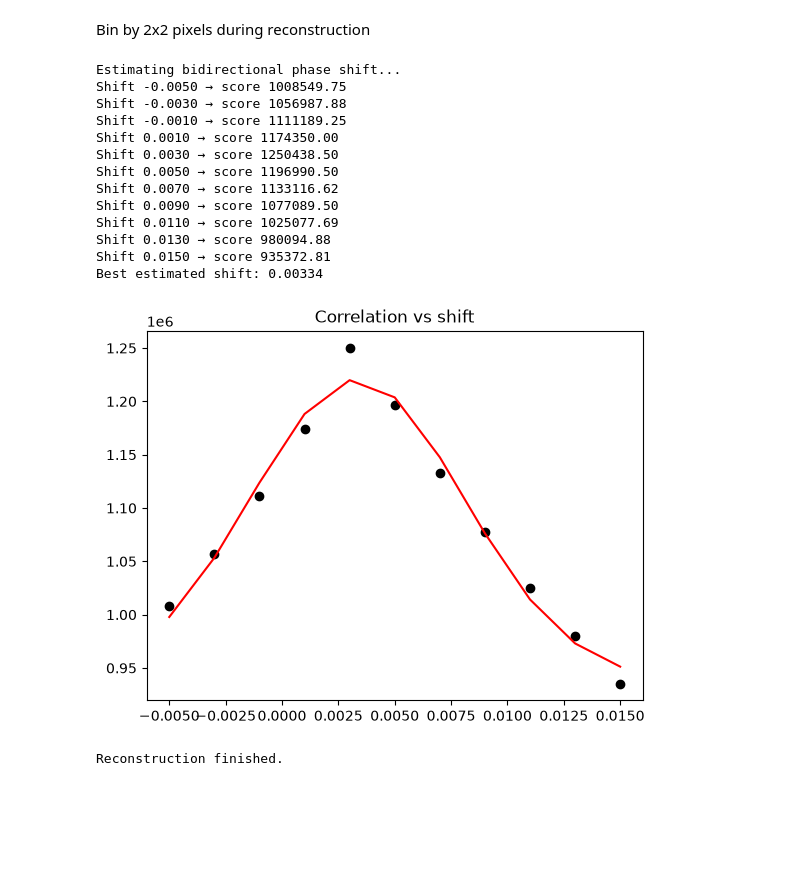
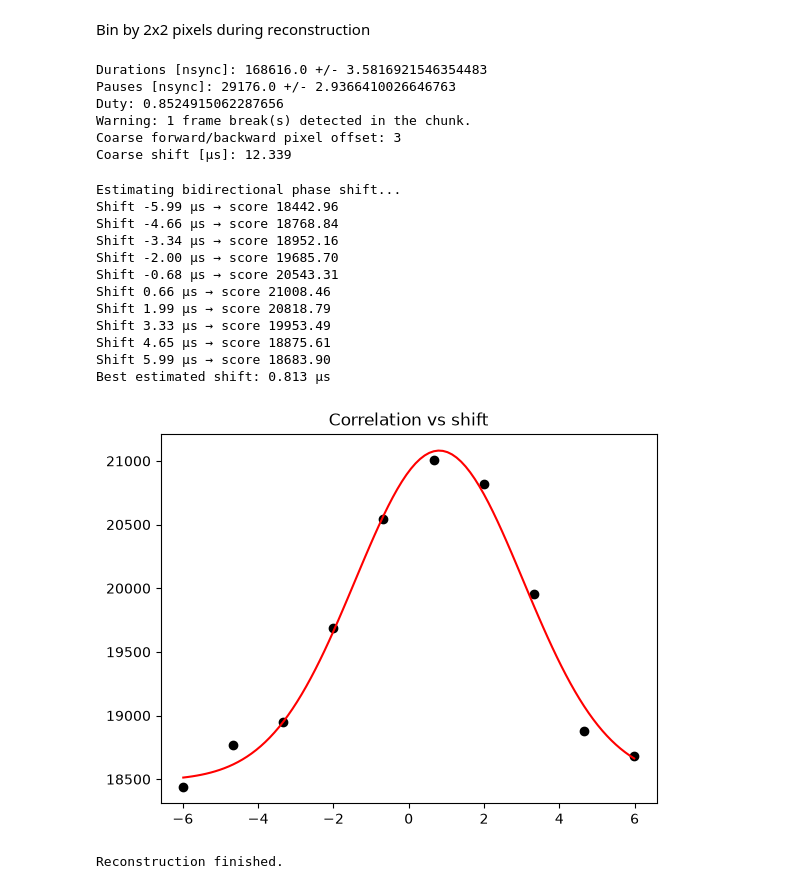
Before and after one commit to panekdal/tttrkit, a Jupyter notebook: examples/src/examples/image_reconstruction_with_masking.ipynb, the cells around one changed output. Cells and saved outputs as stored; diff of their text form; code cells hidden in the pictures; blank space fills up the shorter version.

```diff
--- a/examples/src/examples/image_reconstruction_with_masking.ipynb
+++ b/examples/src/examples/image_reconstruction_with_masking.ipynb
@@ -81,43 +87,56 @@ Bin by 2x2 pixels during reconstruction
 # %%
 cfg = ScanConfig(
     bidirectional=True,
-    bidirectional_phase_shift= 0.005,
+    # bidirectional_phase_shift= 0.005,
     frames= 3,
     lines=512,
     pixels=512,
     line_accumulations= (32,),
     max_detector=2
     )
+# %%
+from tttrkit.ptuio.utils import estimate_bidirectional_prealign
+
+result = estimate_bidirectional_prealign(reader,cfg,repetition_rate,1024)
+cfg.line_stop_marker_delay = int(result.time_shift.values * repetition_rate)
+# %% [output]
+Durations [nsync]: 168616.0 +/- 3.5816921546354483
+Pauses [nsync]: 29176.0 +/- 2.9366410026646763
+Duty: 0.8524915062287656
+Warning: 1 frame break(s) detected in the chunk.
+Coarse forward/backward pixel offset: 3
+Coarse shift [μs]: 12.339
 # %%
-import matplotlib.pyplot as plt
 from tttrkit.ptuio.utils import estimate_bidirectional_shift
 
 estimated_phase = estimate_bidirectional_shift(
         reader=reader,
-        config=cfg
+        config=cfg,
+        laser_sync_rate=repetition_rate,
+        max_shift=int(6e-6 * repetition_rate),
+        # chunk_length=500_000,
         )
 
-cfg.bidirectional_phase_shift, scores = estimated_phase
+result = estimated_phase
 _, ax = plt.subplots()
-ax.plot(scores[0],scores[1],color='black',marker='o',linestyle='')
-ax.plot(scores[0],scores[2],color='red',linestyle='-')
+ax.plot(result.test_shift / repetition_rate * 1e6,result.scores,color='black',marker='o',linestyle='')
+ax.plot(result.fit_shift / repetition_rate * 1e6,result.fit,color='red',linestyle='-')
 ax.set_title('Correlation vs shift')
 plt.show()
 # %% [output]
 Estimating bidirectional phase shift...
-Shift -0.0050 → score 1008549.75
-Shift -0.0030 → score 1056987.88
-Shift -0.0010 → score 1111189.25
-Shift 0.0010 → score 1174350.00
-Shift 0.0030 → score 1250438.50
-Shift 0.0050 → score 1196990.50
-Shift 0.0070 → score 1133116.62
-Shift 0.0090 → score 1077089.50
-Shift 0.0110 → score 1025077.69
-Shift 0.0130 → score 980094.88
-Shift 0.0150 → score 935372.81
-Best estimated shift: 0.00334
+Shift -5.99 μs → score 18442.96
+Shift -4.66 μs → score 18768.84
+Shift -3.34 μs → score 18952.16
+Shift -2.00 μs → score 19685.70
+Shift -0.68 μs → score 20543.31
+Shift 0.66 μs → score 21008.46
+Shift 1.99 μs → score 20818.79
+Shift 3.33 μs → score 19953.49
+Shift 4.65 μs → score 18875.61
+Shift 5.99 μs → score 18683.90
+Best estimated shift: 0.813 μs
-[figure, old version]
+[figure, new version]
 # %%
 
 reconstructor = ImageReconstructor(
```
Also changed, not shown: parts of 6 cells of this notebook, 8 other files.
